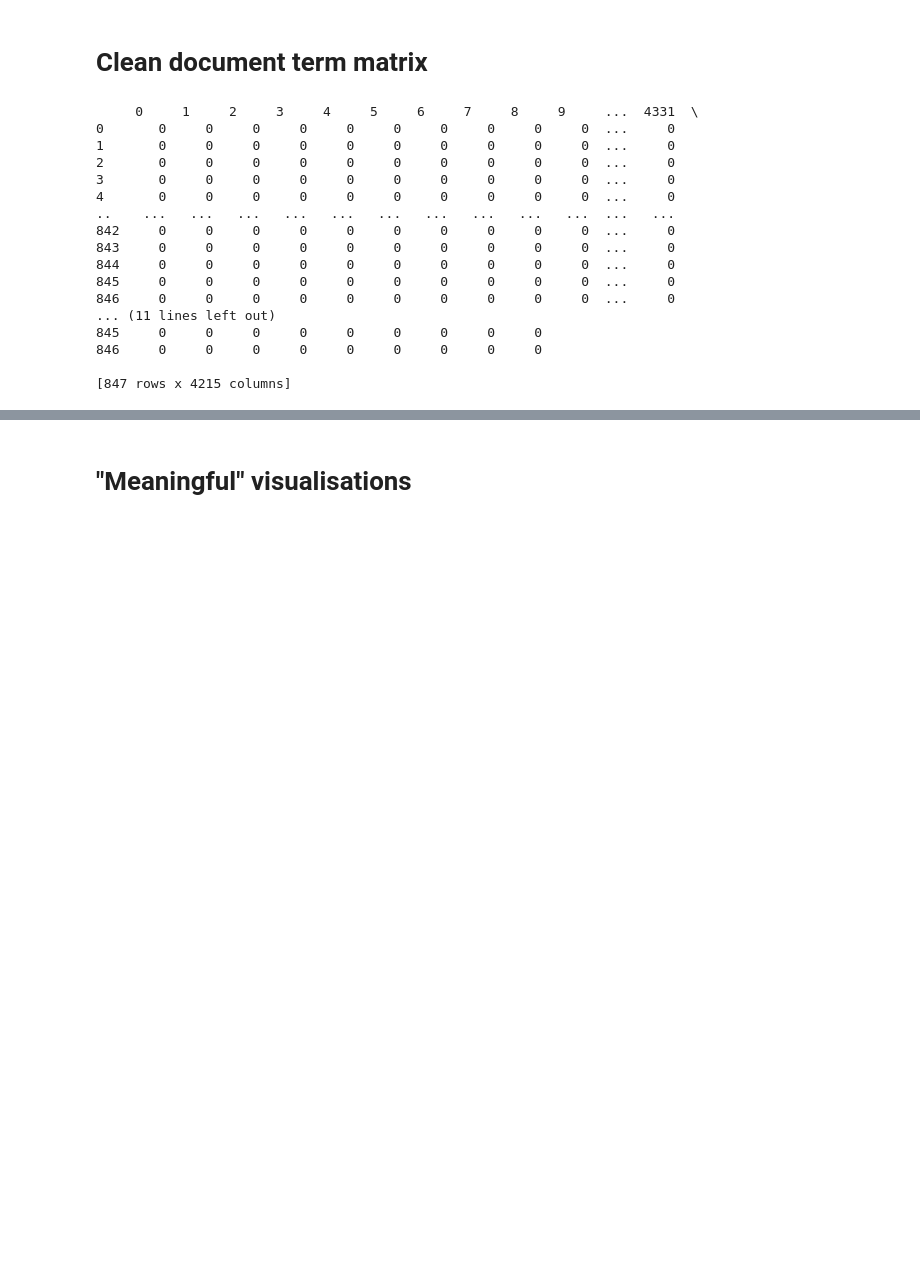
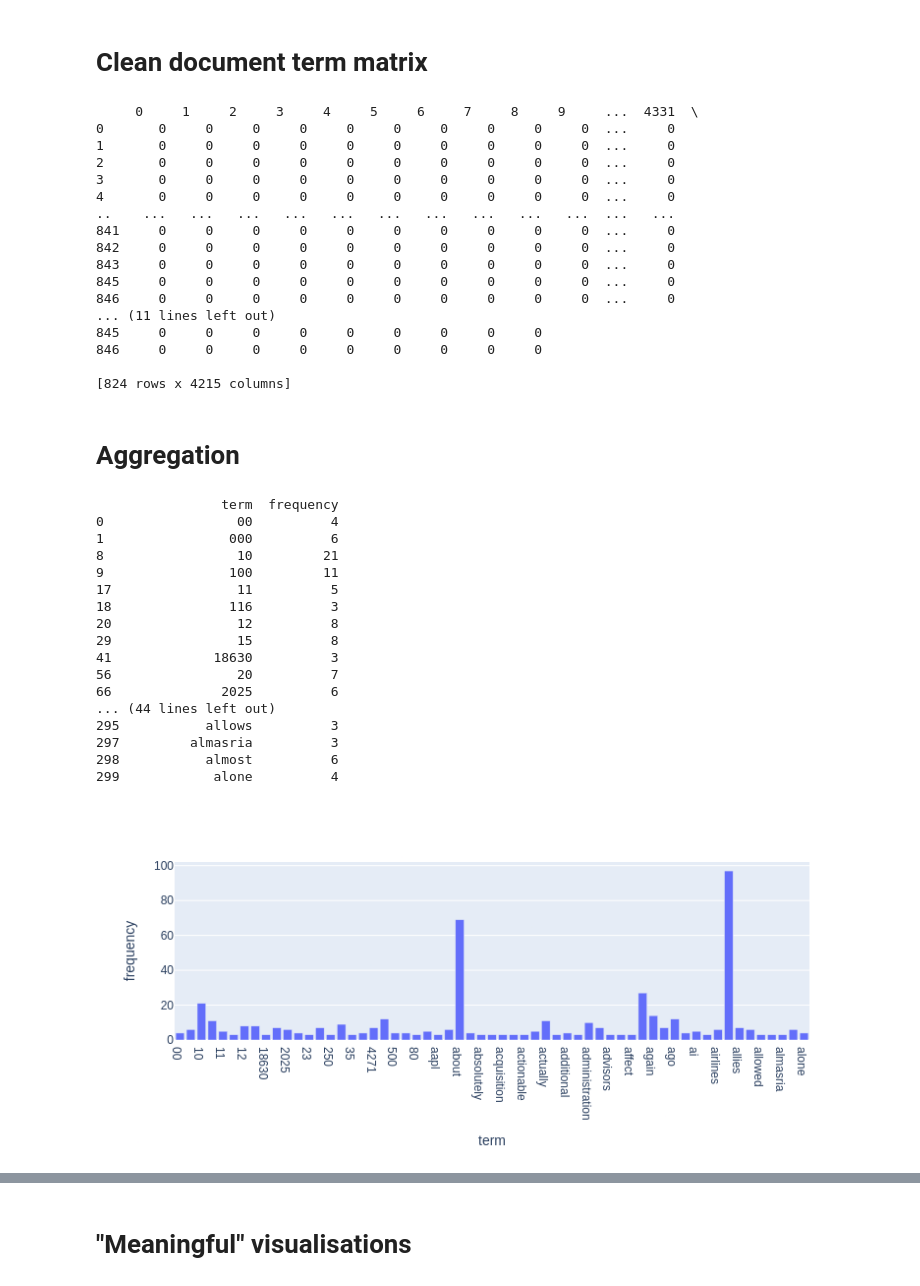
Before and after one commit to v1d4r1337/DM2025-Lab1-Exercise, a Jupyter notebook: DM2025-Lab1-Homework.ipynb, the cells around one changed output, grey strips where cells are left out. Cells and saved outputs as stored; diff of their text form; code cells hidden in the pictures; blank space fills up the shorter version.

```diff
--- a/DM2025-Lab1-Homework.ipynb
+++ b/DM2025-Lab1-Homework.ipynb
@@ -202,18 +208,19 @@ True
 # Create document term matrix
 # %%
 count_vect = CountVectorizer()
-df_counts = count_vect.fit_transform(df["text"])
+df_counts = count_vect.fit_transform(clean_df["text"])
 print(type(df_counts))
 # %% [output]
 <class 'scipy.sparse._csr.csr_matrix'>
 # %% [markdown]
 # Clean document term matrix
 # %%
-document_df = pd.DataFrame(df_counts.toarray())
+dt_df = pd.DataFrame(df_counts.toarray(), index=clean_df.index)
+# we want to preserve index even after dropping duplicates
 stop_words = set(stopwords.words("english"))
 feature_names = count_vect.get_feature_names_out()
-droplist = [i for i in document_df.columns if feature_names[i] in stop_words]
-cleaned_dt_df = document_df.drop(droplist, axis=1)
+droplist = [i for i in dt_df.columns if feature_names[i] in stop_words]
+cleaned_dt_df = dt_df.drop(droplist, axis=1)
 
 
 print(cleaned_dt_df)
@@ -225,13 +232,43 @@ print(cleaned_dt_df)
 3       0     0     0     0     0     0     0     0     0     0  ...     0
 4       0     0     0     0     0     0     0     0     0     0  ...     0
 ..    ...   ...   ...   ...   ...   ...   ...   ...   ...   ...  ...   ...
+841     0     0     0     0     0     0     0     0     0     0  ...     0
 842     0     0     0     0     0     0     0     0     0     0  ...     0
 843     0     0     0     0     0     0     0     0     0     0  ...     0
-844     0     0     0     0     0     0     0     0     0     0  ...     0
 845     0     0     0     0     0     0     0     0     0     0  ...     0
 846     0     0     0     0     0     0     0     0     0     0  ...     0
 ... (11 lines left out)
 845     0     0     0     0     0     0     0     0     0
 846     0     0     0     0     0     0     0     0     0
 
-[847 rows x 4215 columns]
+[824 rows x 4215 columns]
+# %% [markdown]
+# Aggregation
+# %%
+# we use plotly instead here
+
+term_frequencies = np.asarray(df_counts.sum(axis=0))[0]
+df = pd.DataFrame({"term": count_vect.get_feature_names_out()[:300],"frequency" :term_frequencies[:300] })
+smaller_df = df[df["frequency"]>2]
+print(smaller_df)
+fig = px.bar(smaller_df, x="term", y="frequency")
+fig.show()
+# %% [output]
+                term  frequency
+0                 00          4
+1                000          6
+8                 10         21
+9                100         11
+17                11          5
+18               116          3
+20                12          8
+29                15          8
+41             18630          3
+56                20          7
+66              2025          6
+... (44 lines left out)
+295           allows          3
+297         almasria          3
+298           almost          6
+299            alone          4
+[figure, added]
```
Also changed, not shown: parts of 17 cells of this notebook, 3 other files.
